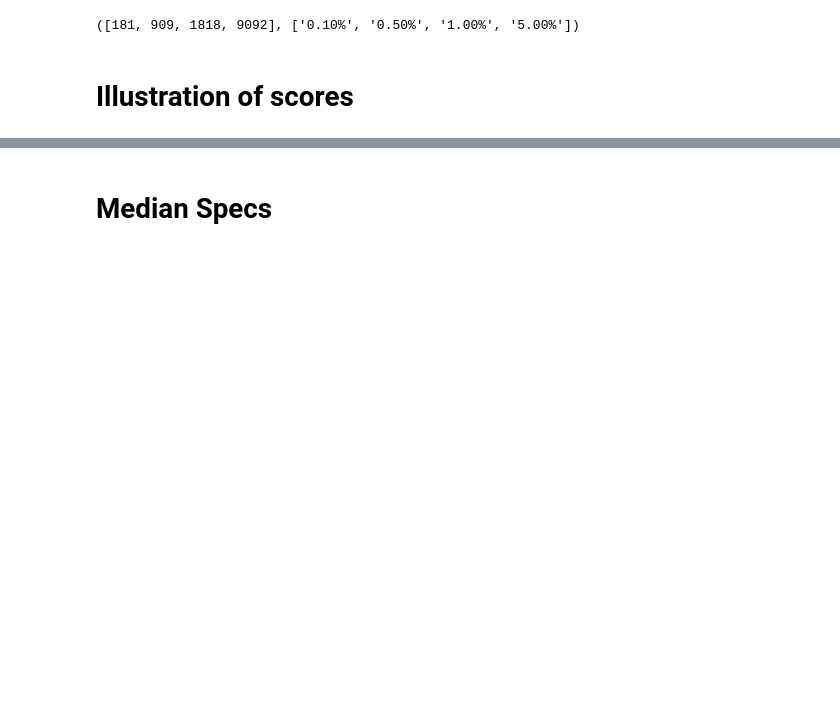
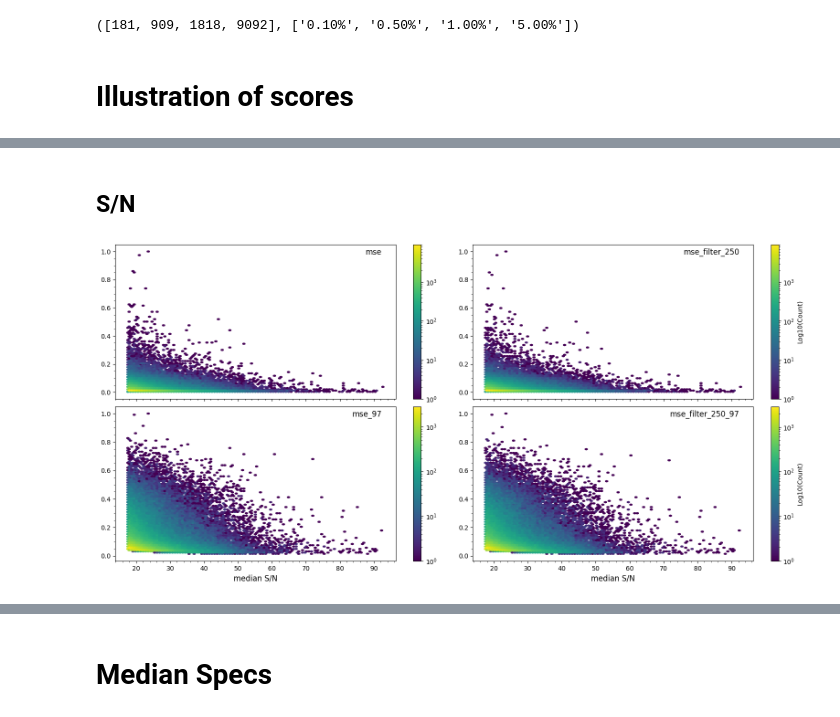
Before and after one commit to ed-ortizm/anomaly, a Jupyter notebook: thesis/01_scores.ipynb, the cells around one changed output, grey strips where cells are left out. Saved outputs shown, nothing was run; the diff lists cells and outputs as text; code cells hidden in the pictures; blank space fills up the shorter version.

```diff
--- a/thesis/01_scores.ipynb
+++ b/thesis/01_scores.ipynb
@@ -200,0 +389,10 @@ plt.subplots_adjust(hspace=0.05, wspace=0.05)
+# %% [markdown]
+## S/N
+# %%
+fig, axs = plot_hist_score_z_snr(merged_df, mse_family, 'snMedian', 'median S/N')
+plt.subplots_adjust(
+    hspace=0.05,
+    wspace=0.02
+)
+# %% [output]
+[figure, added]
```
Also changed, not shown: parts of 26 cells of this notebook, 1 other file.
